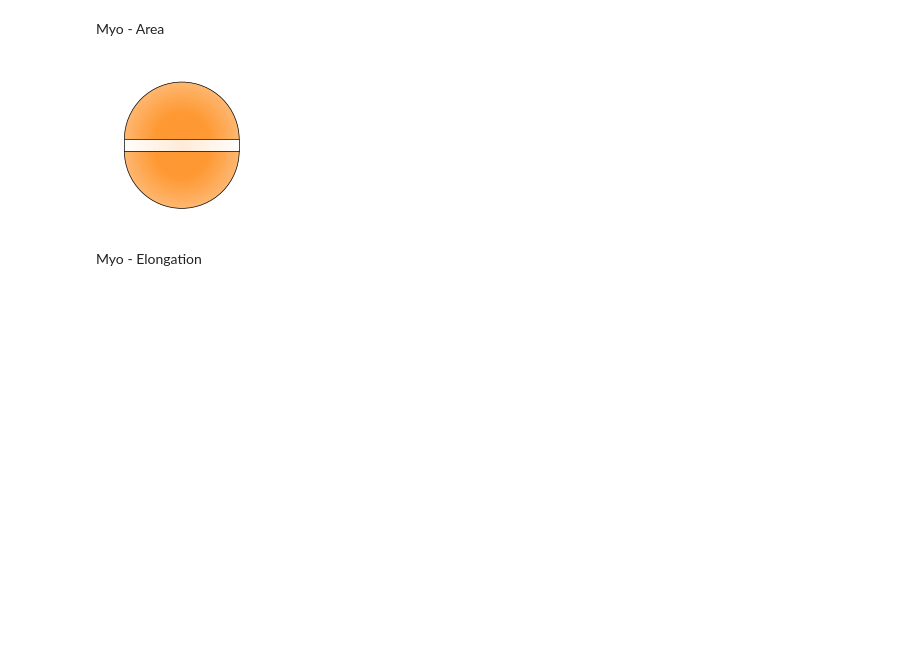
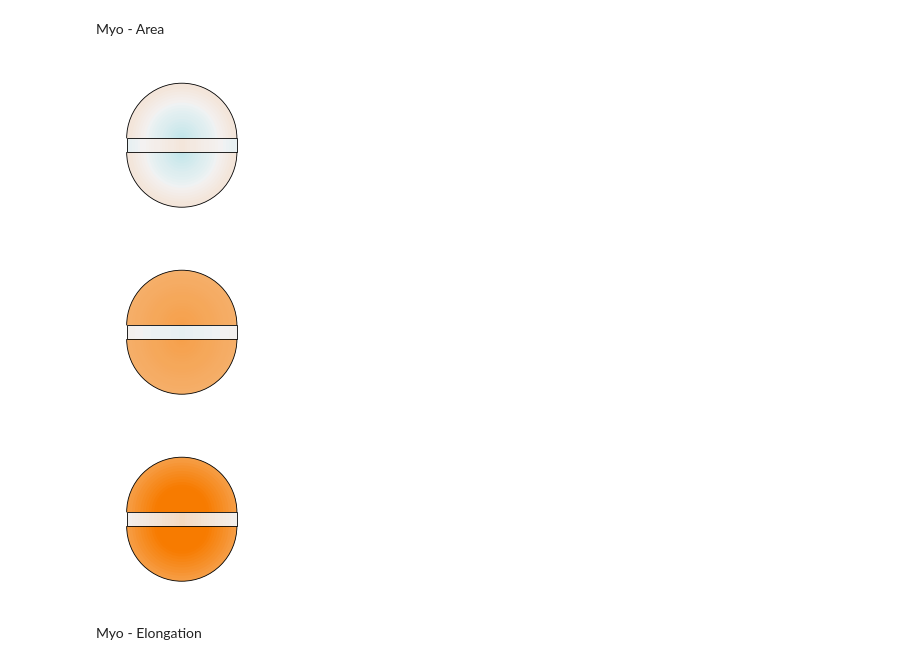
Before and after one commit to abhijeetkrishna/WDeversion_theory, a Jupyter notebook: Experiments/notebooks/visualize_lambdas.ipynb, the cells around one changed output. Drawn from its saved outputs; the diff is of its cells as text; code cells hidden in the pictures; blank space fills up the shorter version.

```diff
--- a/Experiments/notebooks/visualize_lambdas.ipynb
+++ b/Experiments/notebooks/visualize_lambdas.ipynb
@@ -377,14 +473,15 @@ DV_width = np.sin(0.1931/2)/np.sin(0.8662) #around 0.1
 #circ_plot_xlim = (-1.25,1.25)
 #circ_plot_ylim = (-1.1, 1.4)
 # %%
-DV_width = 0.2
+DV_width = 0.25
 
 #load fit file
 # %%
+quiver_scale = 20
 figsize = (6*5*cm_, 5*2*cm_)
 fig,axs = plt.subplots(2,5, figsize = figsize)
 
-[isotropic_vmin, isotropic_vmax] = [1.0, 1.3]
+[isotropic_vmin, isotropic_vmax] = [0.7, 1.3]
 [anisotropic_vmin, anisotropic_vmax] = [0.7, 1.3]
 
 
@@ -546,17 +659,19 @@ plt.savefig(dataout +'/' + "WT_circ_plot_rearrangement.pdf", bbox_inches = "tigh
 # %% [markdown]
 WT - Anisotropic
 # %%
-figsize = (8*cm_, 5*cm_)
-fig,ax = plt.subplots(figsize = figsize)
+for stage_final in stage_final_array:
 
-ax = get_isotropic_subplot(ax, stage_init="wL3", stage_final="4hAPF", fit_lambdas_df=fit_lambdas_df_WT, DV_width = DV_width,
-                           boundary_lw=lw/2, add_cbar=False, fontsize=Medium_font_size, cmap = cmap_anisotropic, vmin = anisotropic_vmin, vmax = anisotropic_vmax,
-                           lambda_name ="lambda_anisotropic_coeffs"
-                          )
-ax = get_nematic_subplot(ax, stage_init="wL3", stage_final="4hAPF", fit_lambdas_df=fit_lambdas_df_WT,
-                         lambda_name ="lambda_anisotropic_coeffs", DV_width = DV_width,
-                         quiver_scale=quiver_scale, quiver_width=quiver_width,
-                           boundary_lw=lw/2)
-#ax.set_title("wL3 " + r"$\to$" + " 4hAPF", fontsize = Medium_font_size)
-plt.savefig(dataout +'/' + "WT_circ_plot_rearrangement_and_elongation.pdf", bbox_inches = "tight")
+  figsize = (8*cm_, 5*cm_)
+  fig,ax = plt.subplots(figsize = figsize)
+
+  ax = get_isotropic_subplot(ax, stage_init="wL3", stage_final=stage_final, fit_lambdas_df=fit_lambdas_df_WT, DV_width = DV_width,
+                            boundary_lw=lw/2, add_cbar=False, fontsize=Medium_font_size, cmap = cmap_anisotropic, vmin = anisotropic_vmin, vmax = anisotropic_vmax,
+                            lambda_name ="lambda_anisotropic_coeffs"
+                            )
+  ax = get_nematic_subplot(ax, stage_init="wL3", stage_final=stage_final, fit_lambdas_df=fit_lambdas_df_WT,
+                          lambda_name ="lambda_anisotropic_coeffs", DV_width = DV_width,
+                          quiver_scale=quiver_scale, quiver_width=quiver_width,
+                            boundary_lw=lw/2)
+  #ax.set_title("wL3 " + r"$\to$" + " 4hAPF", fontsize = Medium_font_size)
+  plt.savefig(dataout +'/' + "WT_circ_plot_rearrangement_and_elongation" + stage_final + ".pdf", bbox_inches = "tight")
 # %% [output]
@@ -564,15 +681,19 @@ plt.savefig(dataout +'/' + "WT_circ_plot_rearrangement_and_elongation.pdf", bbox
 # %% [markdown]
 Myo - Area
 # %%
-figsize = (8*cm_, 5*cm_)
-fig,ax = plt.subplots(figsize = figsize)
+for stage_final in stage_final_array:
 
-ax = get_isotropic_subplot(ax, stage_init="wL3", stage_final="4hAPF", fit_lambdas_df=fit_lambdas_df_Myo, DV_width = DV_width,
-                           boundary_lw=lw/2, add_cbar = False, fontsize=Medium_font_size, cmap = cmap_isotropic, vmin = isotropic_vmin, vmax = isotropic_vmax,)
+    figsize = (8*cm_, 5*cm_)
+    fig,ax = plt.subplots(figsize = figsize)
 
-plt.savefig(dataout +'/' + "Myo_circ_plot_only_area.pdf", bbox_inches = "tight")
+    ax = get_isotropic_subplot(ax, stage_init="wL3", stage_final=stage_final, fit_lambdas_df=fit_lambdas_df_Myo, DV_width = DV_width,
+                            boundary_lw=lw/2, add_cbar = False, fontsize=Medium_font_size, cmap = cmap_isotropic, vmin = isotropic_vmin, vmax = isotropic_vmax,)
+
+    plt.savefig(dataout +'/' + "Myo_circ_plot_only_area" + stage_final + ".pdf", bbox_inches = "tight")
 # %% [output]
-[figure, old version]
+[figure, new version]
+[figure, added]
+[figure, added]
 # %% [markdown]
 Myo - Elongation
 # %%
```
Also changed, not shown: parts of 15 cells of this notebook.
